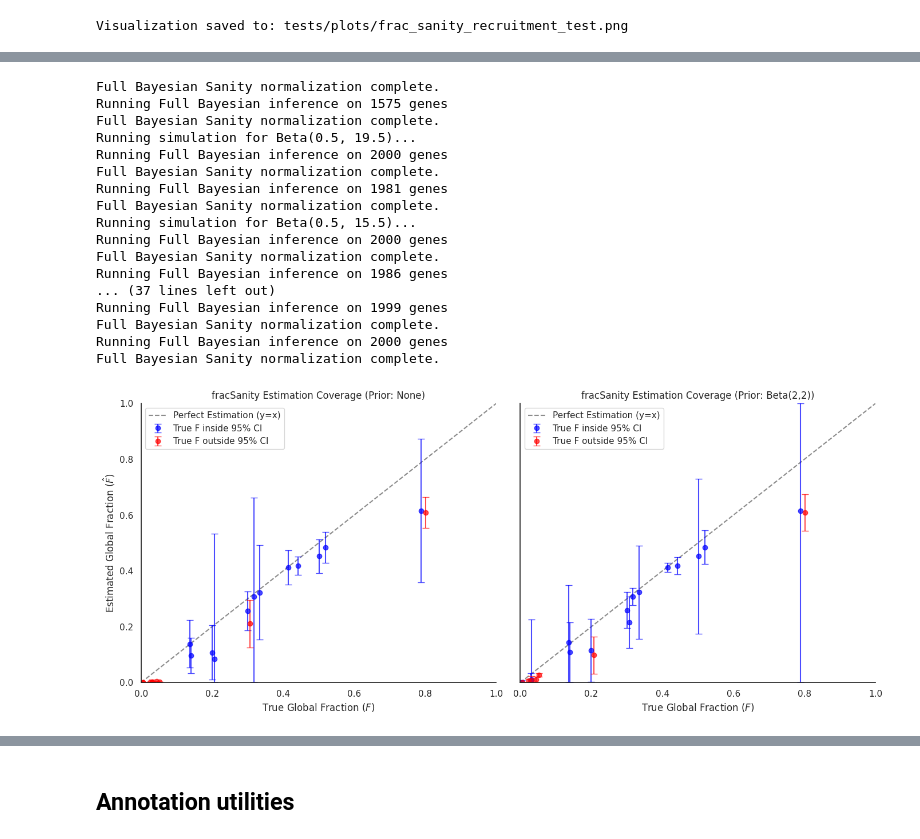
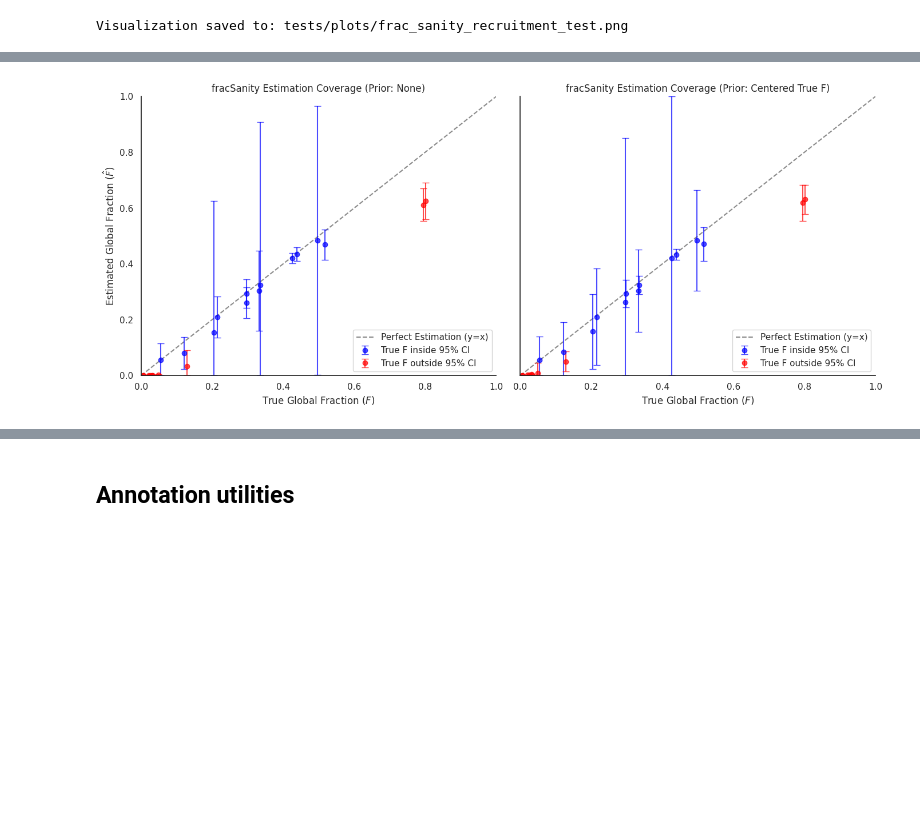
Before and after one commit to zavolanlab/zavolab_pyutils, a Jupyter notebook: test_module.ipynb, the cells around one changed output, grey strips where cells are left out. Drawn from its saved outputs; the diff is of its cells as text; code cells hidden in the pictures; blank space fills up the shorter version.

```diff
--- a/test_module.ipynb
+++ b/test_module.ipynb
@@ -677,7 +674,6 @@ for k,replicate_option in enumerate(replicate_options):
     )
 
     # 3. Run diagnostic plots
-    ToCompare_sanity_norm_counts_df = sanity_norm_counts_df-np.log2(median_lib_size)
 
     sanity_vg_df['inferred_v_g'] = sanity_vg_df['MAP_v_g'] # use MAP estimate for Vg to plot, in-line with original Sanity implementation
 
@@ -698,7 +694,7 @@ for k,replicate_option in enumerate(replicate_options):
 
     used_metadata_df = metadata_df.copy()
 
-    natScale_sanity_norm_counts_df = 2**ToCompare_sanity_norm_counts_df # with substracted median lib size, to directly compare with the plot of original Sanity above
+    natScale_sanity_norm_counts_df = 2**sanity_norm_counts_df # already on a fixed CPM scale, comparable across runs
 
     # first, try for isoform expression-only
     ISOonly_natScale_sanity_norm_counts_df = natScale_sanity_norm_counts_df.loc[~natScale_sanity_norm_counts_df.index.str.endswith('_REST')]
@@ -816,8 +809,8 @@ counts_df, meta_df, truth = simulate_fractional_counts(
     conditions=["UT", "Stress"],    # Explicitly map the condition names
     n_replicates=3,                 # Testing multi-replicate stability
     v_log=0.01,
-    beta_params_cond1=(1.5, 3),  # True gene-specific alpha_g values in UT condition
-    beta_params_cond2=(1.5, 2),  # True gene-specific alpha_g values in Stress condition
+    beta_params_cond1=(1.5, 10),  # True gene-specific alpha_g values in UT condition
+    beta_params_cond2=(1.5, 5),  # True gene-specific alpha_g values in Stress condition
     spiked_indices=spiked_genes,
     spike_multiplier=1.0,
     seed=104
@@ -959,17 +934,18 @@ savefig_path='./tests/plots/cv_vs_mean_plot.fracSanity.PD.png')
 common_genes = sanity_means_total_df.index.intersection(sanity_means_pd_df.index)
 gene_ids = common_genes.tolist()
 
-# Ensure you use the specific median_lib_size returned by the respective Total and PD pySanity runs
-ltq_total_ut = sanity_means_total_df.loc[common_genes, 'UT_Total'].values - np.log2(median_lib_size_total)
+# Total and PD were normalized separately, but both now share the same fixed
+# CPM scale factor, so no manual library-size offset needs to be stripped here.
+ltq_total_ut = sanity_means_total_df.loc[common_genes, 'UT_Total'].values
 var_total_ut = sanity_relative_errors_total_df.loc[common_genes, 'UT_Total'].values ** 2
 
-ltq_pd_ut = sanity_means_pd_df.loc[common_genes, 'UT_PD'].values - np.log2(median_lib_size_pd)
+ltq_pd_ut = sanity_means_pd_df.loc[common_genes, 'UT_PD'].values
 var_pd_ut = sanity_relative_errors_pd_df.loc[common_genes, 'UT_PD'].values ** 2
 
-ltq_total_stress = sanity_means_total_df.loc[common_genes, 'Stress_Total'].values - np.log2(median_lib_size_total)
+ltq_total_stress = sanity_means_total_df.loc[common_genes, 'Stress_Total'].values
 var_total_stress = sanity_relative_errors_total_df.loc[common_genes, 'Stress_Total'].values ** 2
 
-ltq_pd_stress = sanity_means_pd_df.loc[common_genes, 'Stress_PD'].values - np.log2(median_lib_size_pd)
+ltq_pd_stress = sanity_means_pd_df.loc[common_genes, 'Stress_PD'].values
 var_pd_stress = sanity_relative_errors_pd_df.loc[common_genes, 'Stress_PD'].values ** 2
 # %%
 # Run fracSanity Differential Recruitment Analysis
@@ -1155,7 +1131,7 @@ spiked_genes = [10, 50, 100]
 results_summary = []
 
 for a, b in test_parameters:
-    print(f"Running simulation for Beta({a:.1f}, {b:.1f})...")
+    print(f"Running simulation for gene-level Beta({a:.1f}, {b:.1f})...")
 
     # 1. Simulate Paired Fractional Counts
     counts_df, meta_df, truth = simulate_fractional_counts(
@@ -1200,20 +1176,21 @@ for a, b in test_parameters:
     )
     norm_pd, means_pd, err_rel_pd, err_abs_pd, vg_pd, med_lib_pd, var_pd_df = res_pd
 
-    # 4. Extract LTQs and posterior variances, stripping library size offsets
+    # 4. Extract LTQs and posterior variances (Total and PD already share the
+    # same fixed CPM scale factor, so no manual offset stripping is needed)
     common_genes = means_tot.index.intersection(means_pd.index)
     gene_ids = common_genes.tolist()
 
-    ltq_tot_ut = means_tot.loc[common_genes, 'UT_Total'].values - np.log2(med_lib_tot)
+    ltq_tot_ut = means_tot.loc[common_genes, 'UT_Total'].values
     v_tot_ut = err_rel_tot.loc[common_genes, 'UT_Total'].values ** 2
 
-    ltq_pd_ut = means_pd.loc[common_genes, 'UT_PD'].values - np.log2(med_lib_pd)
+    ltq_pd_ut = means_pd.loc[common_genes, 'UT_PD'].values
     v_pd_ut = err_rel_pd.loc[common_genes, 'UT_PD'].values ** 2
 
-    ltq_tot_str = means_tot.loc[common_genes, 'Stress_Total'].values - np.log2(med_lib_tot)
+    ltq_tot_str = means_tot.loc[common_genes, 'Stress_Total'].values
     v_tot_str = err_rel_tot.loc[common_genes, 'Stress_Total'].values ** 2
 
-    ltq_pd_str = means_pd.loc[common_genes, 'Stress_PD'].values - np.log2(med_lib_pd)
+    ltq_pd_str = means_pd.loc[common_genes, 'Stress_PD'].values
     v_pd_str = err_rel_pd.loc[common_genes, 'Stress_PD'].values ** 2
 
     # 5. Run fracSanity - NO PRIOR (Uniform)
@@ -1226,25 +1203,31 @@ for a, b in test_parameters:
         prior_ut=(1.0, 1.0), prior_stress=(1.0, 1.0)
     )
 
-    # 6. Run fracSanity - WITH REGULARIZING PRIOR (Beta(2,2))
+    # 6. Run fracSanity - DYNAMIC TRUE PRIOR
+    # Construct a weak Beta prior (weight=10) centered perfectly on the simulated True F
+    # alpha = F * weight + 1, beta = (1 - F) * weight + 1
+    weight = 10.0
+    prior_a_ut = truth['F_UT'] * weight + 1.0
+    prior_b_ut = (1.0 - truth['F_UT']) * weight + 1.0
+    prior_a_str = truth['F_Stress'] * weight + 1.0
+    prior_b_str = (1.0 - truth['F_Stress']) * weight + 1.0
+
     _, meta_prior = frac_sanity.calculate_differential_recruitment(
         ltq_total_ut=ltq_tot_ut, var_total_ut=v_tot_ut,
         ltq_pd_ut=ltq_pd_ut, var_pd_ut=v_pd_ut,
         ltq_total_stress=ltq_tot_str, var_total_stress=v_tot_str,
         ltq_pd_stress=ltq_pd_str, var_pd_stress=v_pd_str,
         gene_ids=gene_ids,
-        prior_ut=(2.0, 2.0), prior_stress=(2.0, 2.0)
+        prior_ut=(prior_a_ut, prior_b_ut), prior_stress=(prior_a_str, prior_b_str)
     )
 
     # 7. Aggregate global parameters
     for cond in ['UT', 'Stress']:
         truth_F = truth[f'F_{cond}']
 
-        # No Prior
         est_noprior = meta_noprior[f'F_{cond}']
         var_noprior = meta_noprior[f'fit_{cond}']['var_F']
 
-        # With Prior
         est_prior = meta_prior[f'F_{cond}']
         var_prior = meta_prior[f'fit_{cond}']['var_F']
 
@@ -1253,7 +1236,7 @@ for a, b in test_parameters:
             'True_F': truth_F, 'Est_F': est_noprior, 'Var_F': var_noprior
         })
         results_summary.append({
-            'Beta_a': a, 'Beta_b': b, 'Condition': cond, 'Prior': 'Beta(2,2)',
+            'Beta_a': a, 'Beta_b': b, 'Condition': cond, 'Prior': 'Centered True F',
             'True_F': truth_F, 'Est_F': est_prior, 'Var_F': var_prior
         })
 
@@ -1270,7 +1253,7 @@ eval_df['Covered'] = (eval_df['True_F'] >= eval_df['CI_lower']) & (eval_df['True
 # Visualization
 fig, axes = plt.subplots(1, 2, figsize=(14, 6), sharey=True)
 
-for i, prior_state in enumerate(['None', 'Beta(2,2)']):
+for i, prior_state in enumerate(['None', 'Centered True F']):
     ax = axes[i]
     subset = eval_df[eval_df['Prior'] == prior_state]
 
@@ -1292,10 +1275,10 @@ for i, prior_state in enumerate(['None', 'Beta(2,2)']):
             fmt='o', color='red', label='True F outside 95% CI', capsize=4, alpha=0.7
         )
 
-    ax.set_xlabel('True Global Fraction ($F$)')
+    ax.set_xlabel(r'True Global Fraction ($F$)')
     if i == 0:
-        ax.set_ylabel('Estimated Global Fraction ($\hat{F}$)')
-    ax.set_title(f'fracSanity Estimation Coverage (Prior: {prior_state})')
+        ax.set_ylabel(r'Estimated Global Fraction ($\hat{F}$)')
+    ax.set_title(fr'fracSanity Estimation Coverage (Prior: {prior_state})')
     ax.set_xlim(0, 1)
     ax.set_ylim(0, 1)
     ax.legend()
@@ -1312,19 +1310,2 @@ Running Full Bayesian inference on 2000 genes
-Full Bayesian Sanity normalization complete.
-Running Full Bayesian inference on 1575 genes
-Full Bayesian Sanity normalization complete.
-Running simulation for Beta(0.5, 19.5)...
-Running Full Bayesian inference on 2000 genes
-Full Bayesian Sanity normalization complete.
-Running Full Bayesian inference on 1981 genes
-Full Bayesian Sanity normalization complete.
-Running simulation for Beta(0.5, 15.5)...
-Running Full Bayesian inference on 2000 genes
-Full Bayesian Sanity normalization complete.
-Running Full Bayesian inference on 1986 genes
-... (37 lines left out)
-Running Full Bayesian inference on 1999 genes
-Full Bayesian Sanity normalization complete.
-Running Full Bayesian inference on 2000 genes
-Full Bayesian Sanity normalization complete.
-[figure, old version]
+[figure, new version]
 |  | Beta_a | Beta_b | Condition | Prior | True_F | Est_F | Var_F | SE_F | CI_lower | CI_upper | Covered |
```
Also changed, not shown: parts of 23 cells of this notebook, 5 other files.
